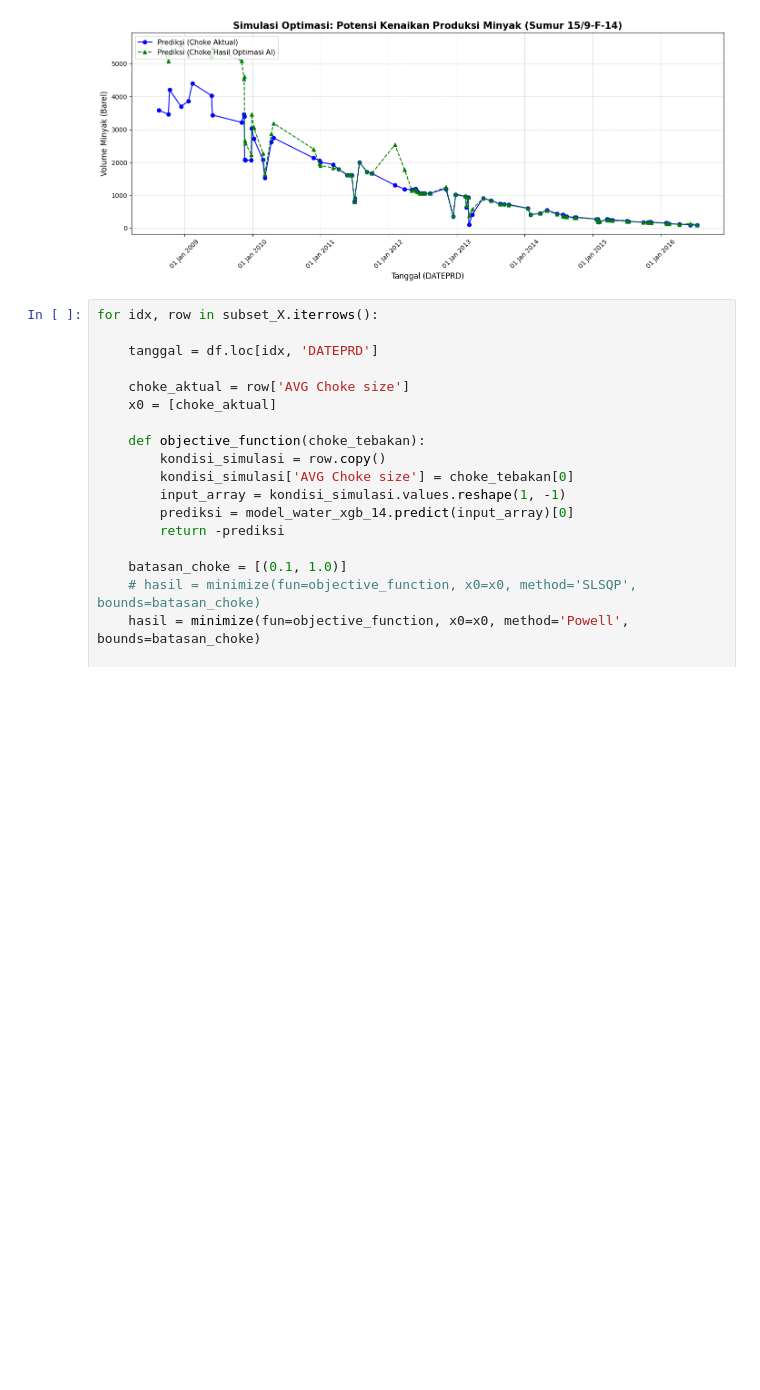
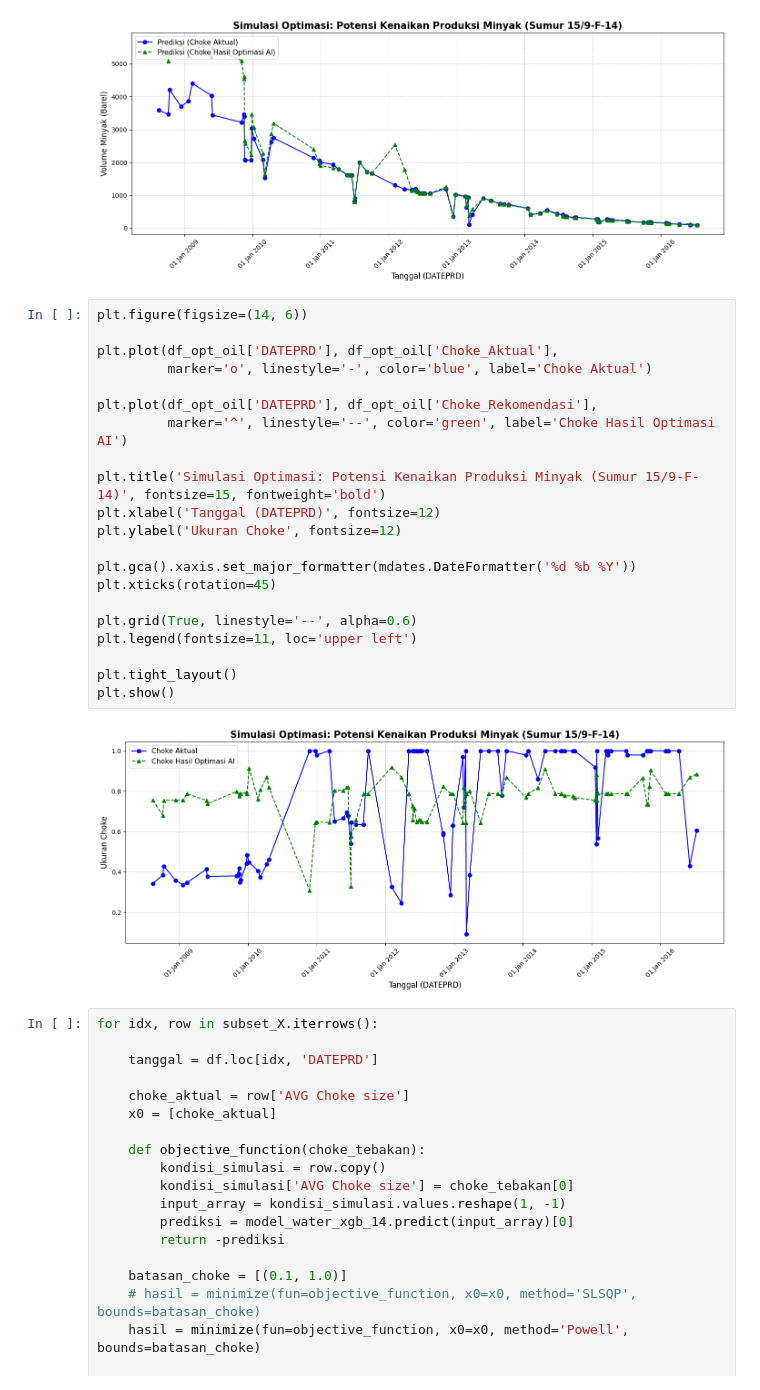
Before and after one commit to alghifrz/choke_optimization, a Jupyter notebook: code_XGBoost.ipynb, the cells around one changed output. Drawn from its saved outputs; the diff is of its cells as text; blank space fills up the shorter version.

```diff
--- a/code_XGBoost.ipynb
+++ b/code_XGBoost.ipynb
@@ -794,6 +795,29 @@ plt.tight_layout()
 plt.show()
 # %% [output]
 [figure]
+# %%
+plt.figure(figsize=(14, 6))
+
+plt.plot(df_opt_oil['DATEPRD'], df_opt_oil['Choke_Aktual'],
+         marker='o', linestyle='-', color='blue', label='Choke Aktual')
+
+plt.plot(df_opt_oil['DATEPRD'], df_opt_oil['Choke_Rekomendasi'],
+         marker='^', linestyle='--', color='green', label='Choke Hasil Optimasi AI')
+
+plt.title('Simulasi Optimasi: Potensi Kenaikan Produksi Minyak (Sumur 15/9-F-14)', fontsize=15, fontweight='bold')
+plt.xlabel('Tanggal (DATEPRD)', fontsize=12)
+plt.ylabel('Ukuran Choke', fontsize=12)
+
+plt.gca().xaxis.set_major_formatter(mdates.DateFormatter('%d %b %Y'))
+plt.xticks(rotation=45)
+
+plt.grid(True, linestyle='--', alpha=0.6)
+plt.legend(fontsize=11, loc='upper left')
+
+plt.tight_layout()
+plt.show()
+# %% [output]
+[figure, added]
 # %%
 for idx, row in subset_X.iterrows():
 
```
Also changed, not shown: parts of 2 cells of this notebook.
